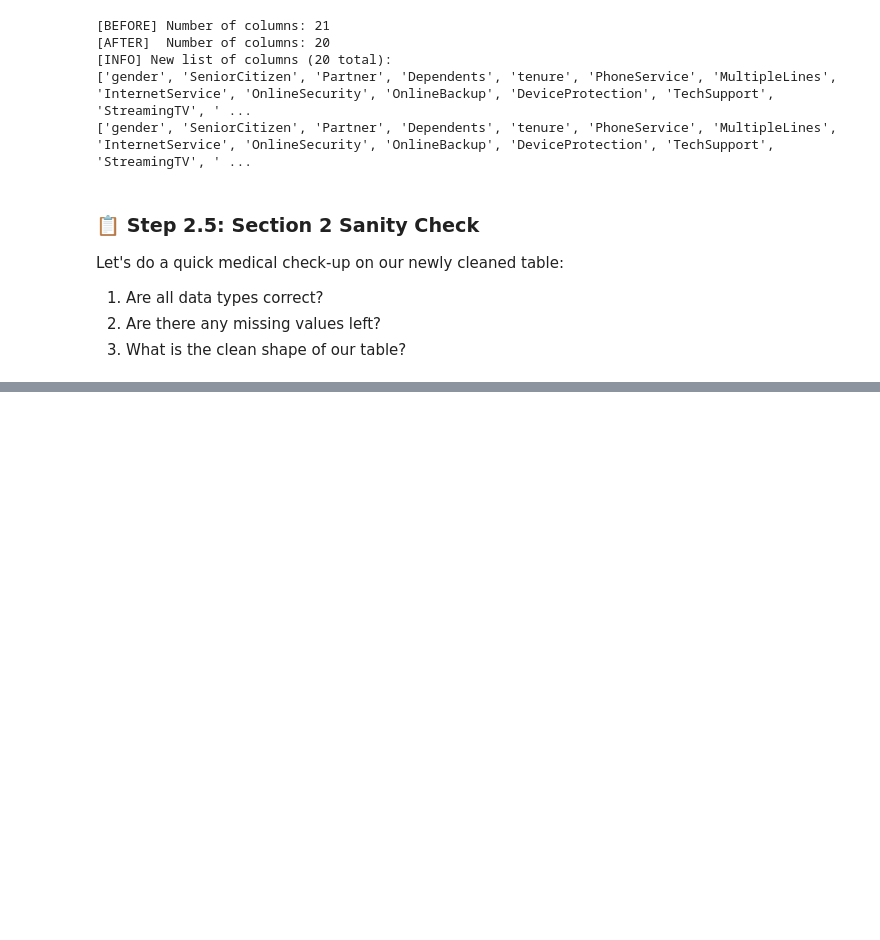
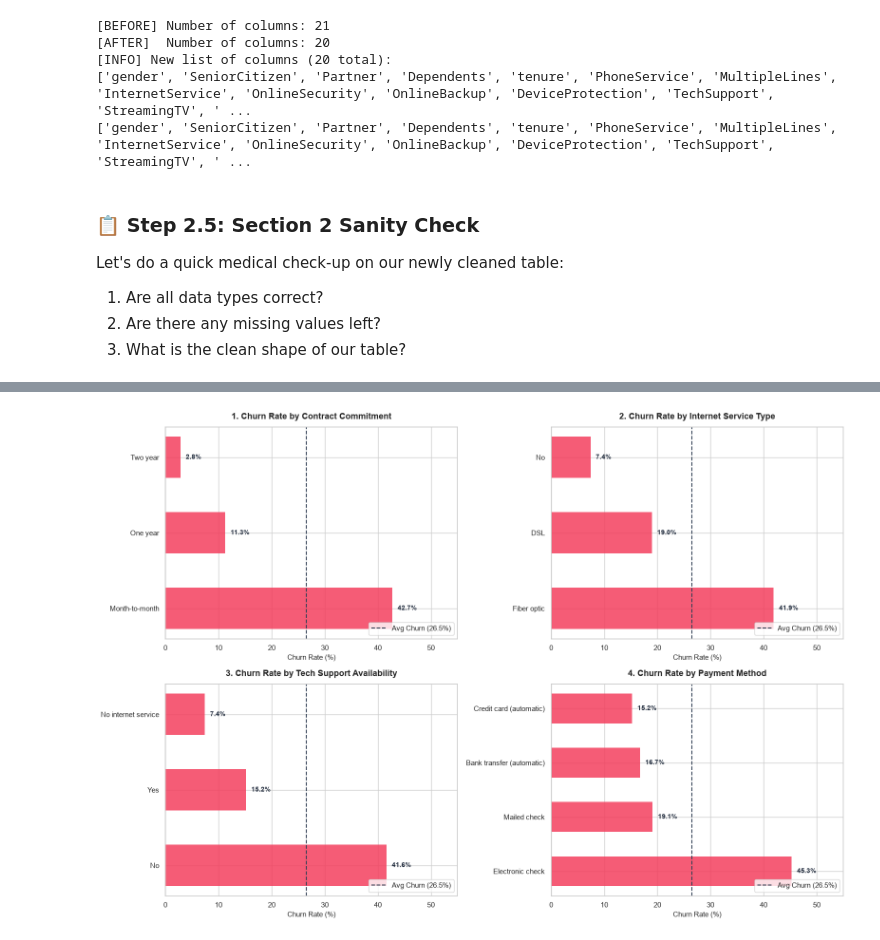
Before and after one commit to AsemaniJoshua/Retention-Analysis-Data-Science-Project, a Jupyter notebook: telco_customer_churn_analysis.ipynb, the cells around one changed output, grey strips where cells are left out. Cells and saved outputs as stored; diff of their text form; code cells hidden in the pictures; blank space fills up the shorter version.

```diff
--- a/telco_customer_churn_analysis.ipynb
+++ b/telco_customer_churn_analysis.ipynb
@@ -503,0 +684,54 @@ In Section 3, we will start drawing colorful charts to answer questions like:
+# %%
+# ==============================================================================
+# STEP 3.3: CHURN RATE BY CATEGORICAL FEATURES
+# ==============================================================================
+
+# Helper function to compute churn percentage for any categorical column
+def get_churn_pct(column_name):
+    ct = pd.crosstab(df[column_name], df['Churn'], normalize='index') * 100
+    return ct['Yes'].sort_values(ascending=False)
+
+fig, axes = plt.subplots(2, 2, figsize=(16, 11))
+
+features = ['Contract', 'InternetService', 'TechSupport', 'PaymentMethod']
+titles = [
+    '1. Churn Rate by Contract Commitment',
+    '2. Churn Rate by Internet Service Type',
+    '3. Churn Rate by Tech Support Availability',
+    '4. Churn Rate by Payment Method'
+]
+
+palette_colors = ['#F43F5E', '#FB7185', '#94A3B8', '#64748B']
+
+for idx, (feature, title) in enumerate(zip(features, titles)):
+    row = idx // 2
+    col = idx % 2
+    ax = axes[row, col]
+
+    # Calculate churn rate percentage
+    churn_rates = get_churn_pct(feature)
+
+    # Draw horizontal bar chart for clean readability
+    bars = ax.barh(churn_rates.index, churn_rates.values, color='#F43F5E', alpha=0.85, edgecolor='none', height=0.55)
+
+    ax.set_title(title, fontsize=13, weight='bold', pad=12)
+    ax.set_xlabel("Churn Rate (%)", fontsize=11)
+    ax.set_xlim(0, 55)
+
+    # Add vertical reference line for overall average churn rate (26.5%)
+    ax.axvline(26.5, color='#334155', linestyle='--', linewidth=1.5, label='Avg Churn (26.5%)')
+    ax.legend(loc='lower right')
+
+    # Annotate bar percentages
+    for bar in bars:
+        width = bar.get_width()
+        ax.text(
+            width + 1, bar.get_y() + bar.get_height()/2.,
+            f"{width:.1f}%",
+            ha='left', va='center', fontsize=10, weight='bold', color='#1E293B'
+        )
+
+plt.tight_layout()
+plt.show()
+# %% [output]
+[figure, added]
```
Also changed, not shown: parts of 13 cells of this notebook, 1 other file.
